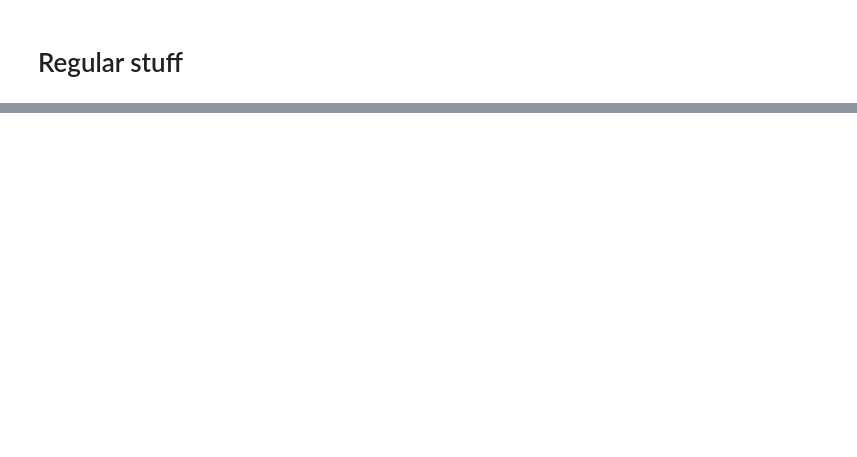
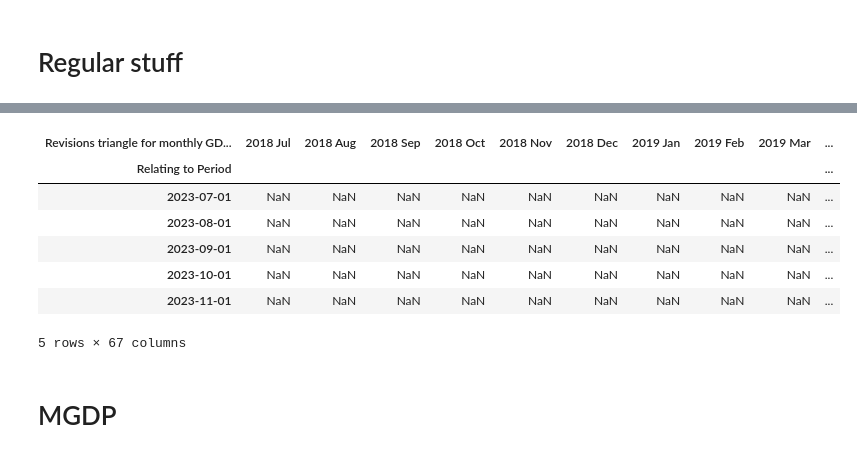
Before and after one commit to lukas-al/revisions_toolkit, a Jupyter notebook: revisions-toolkit/notebooks/test_nb.ipynb, the cells around one changed output, grey strips where cells are left out. Saved outputs shown, nothing was run; the diff lists cells and outputs as text; code cells hidden in the pictures; blank space fills up the shorter version.

```diff
--- a/revisions-toolkit/notebooks/test_nb.ipynb
+++ b/revisions-toolkit/notebooks/test_nb.ipynb
@@ -9,0 +63,3 @@
+# %%
+monthly_vintages = Mgdp_nodes.load_monthly_data(test_dict_M)
+monthly_vintages.head()
@@ -9,0 +101,4 @@
+# %%
+clean_monthly_vintages = Mgdp_nodes.clean_monthly_data(monthly_vintages)
+clean_monthly_vintages.tail()
+# %% [output]
@@ -10 +106,11 @@
+| Revisions triangle for monthly GD... | 2018 Jul | 2018 Aug | 2018 Sep | 2018 Oct | 2018 Nov | 2018 Dec | 2019 Jan | 2019 Feb | 2019 Mar | ... |
+| Relating to Period |  |  |  |  |  |  |  |  |  | ... |
+| 2023-07-01 | NaN | NaN | NaN | NaN | NaN | NaN | NaN | NaN | NaN | ... |
+| 2023-08-01 | NaN | NaN | NaN | NaN | NaN | NaN | NaN | NaN | NaN | ... |
+| 2023-09-01 | NaN | NaN | NaN | NaN | NaN | NaN | NaN | NaN | NaN | ... |
+| 2023-10-01 | NaN | NaN | NaN | NaN | NaN | NaN | NaN | NaN | NaN | ... |
+| 2023-11-01 | NaN | NaN | NaN | NaN | NaN | NaN | NaN | NaN | NaN | ... |
+5 rows × 67 columns
+# %% [markdown]
+# MGDP
 # %%
```
Also changed, not shown: parts of 20 cells of this notebook, 14 other files.
